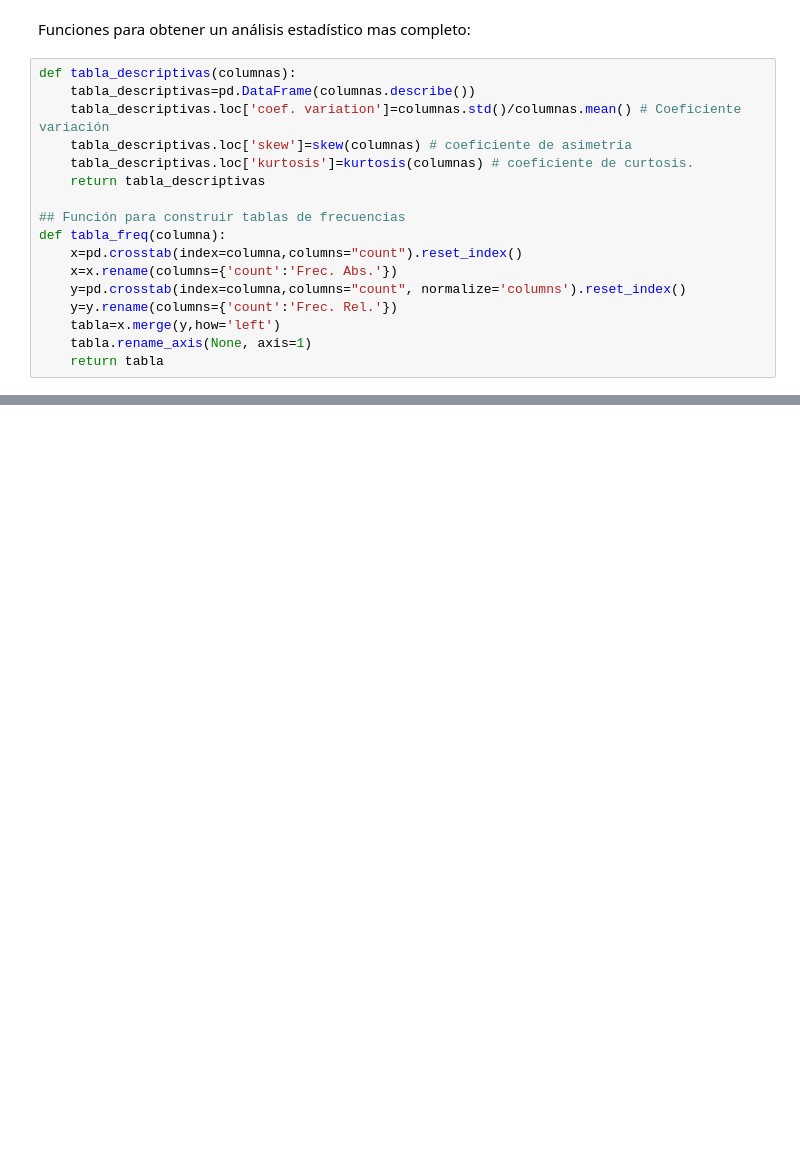
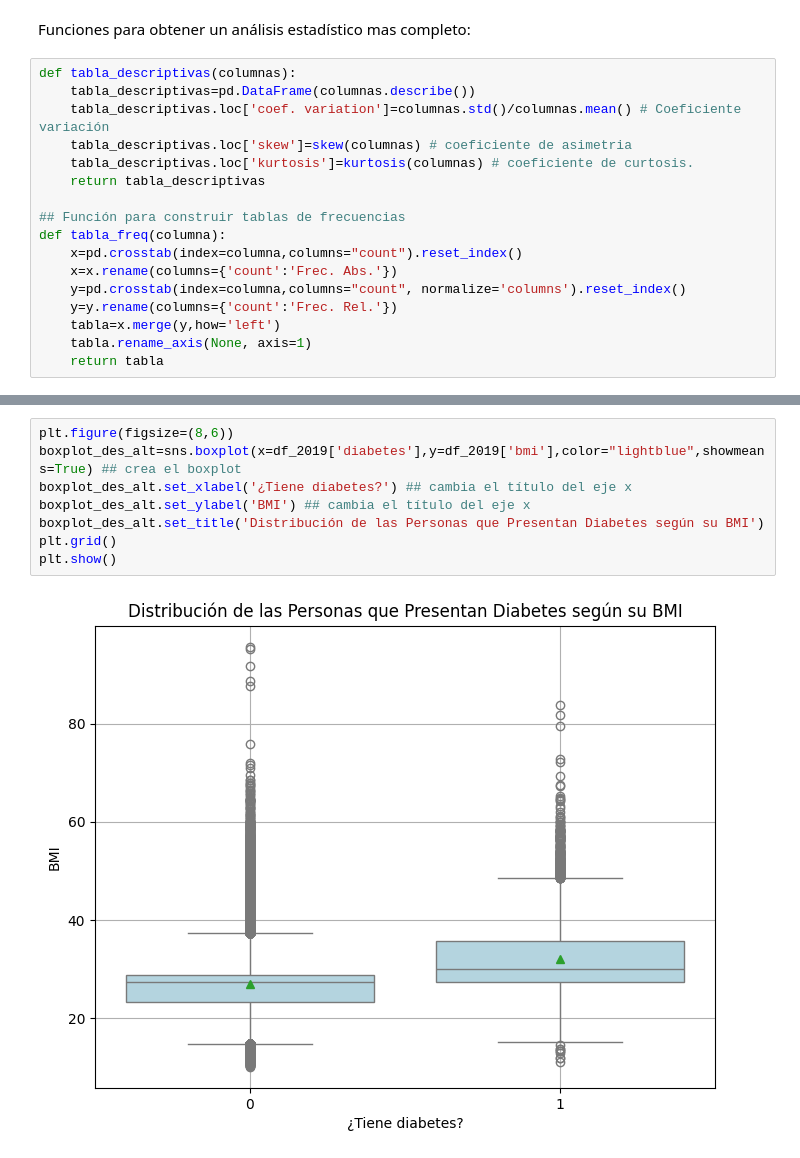
Before and after one commit to JuanMarting/EDA, a Jupyter notebook: analisis_univariado.ipynb, the cells around one changed output, grey strips where cells are left out. Saved outputs shown, nothing was run; the diff lists cells and outputs as text; blank space fills up the shorter version.

```diff
--- a/analisis_univariado.ipynb
+++ b/analisis_univariado.ipynb
@@ -144,0 +368,10 @@ Realizar un análisis bivariado para examinar cómo se distribuyen los consumos
+# %%
+plt.figure(figsize=(8,6))
+boxplot_des_alt=sns.boxplot(x=df_2019['diabetes'],y=df_2019['bmi'],color="lightblue",showmeans=True) ## crea el boxplot
+boxplot_des_alt.set_xlabel('¿Tiene diabetes?') ## cambia el título del eje x
+boxplot_des_alt.set_ylabel('BMI') ## cambia el título del eje x
+boxplot_des_alt.set_title('Distribución de las Personas que Presentan Diabetes según su BMI')
+plt.grid()
+plt.show()
+# %% [output]
+[figure, added]
```
Also changed, not shown: parts of 43 cells of this notebook, 1 other file.
